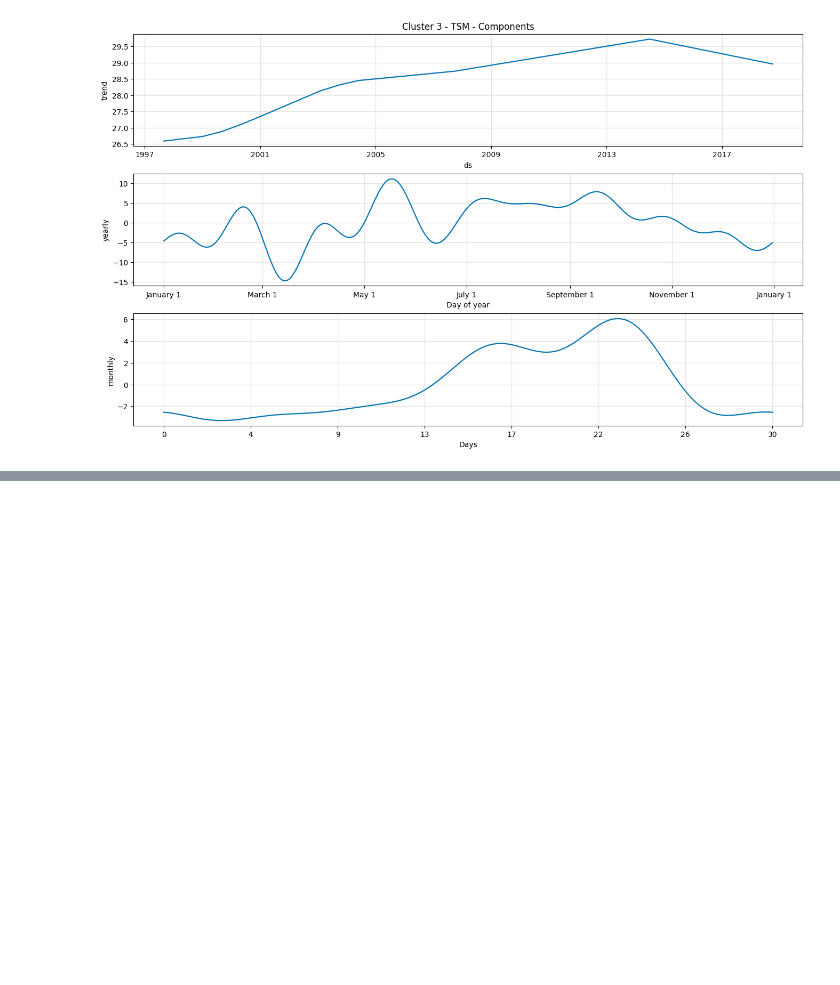
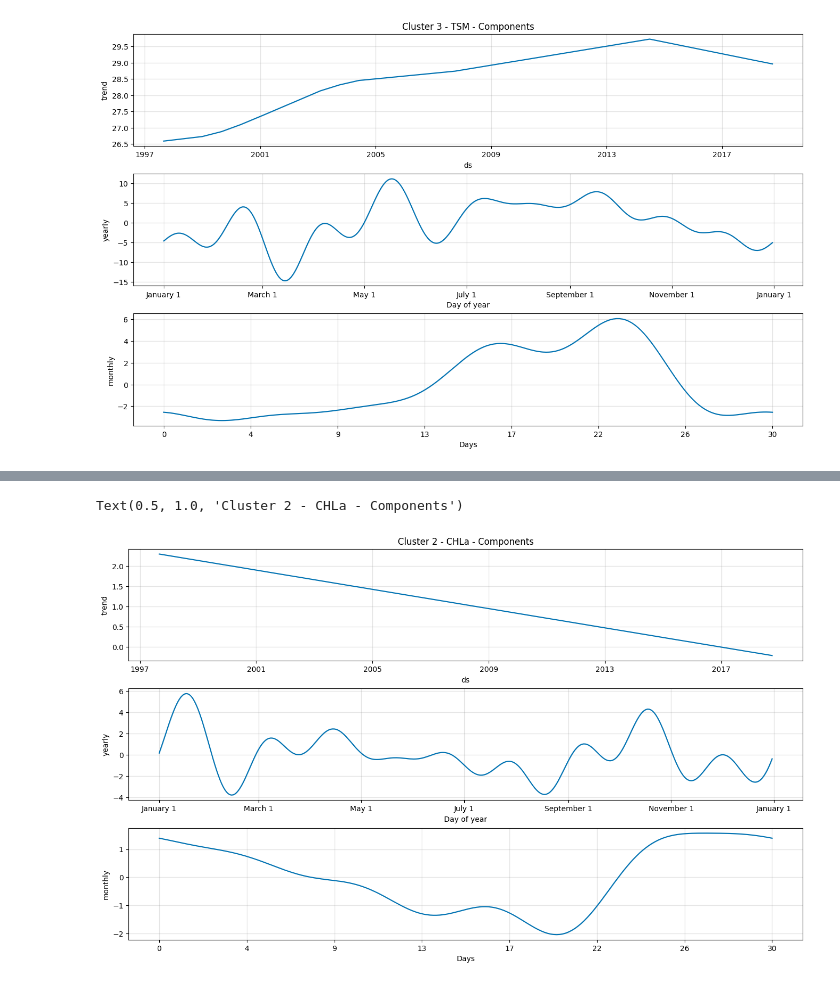
Before and after one commit to tukey-stans/ae-oceanografia-golfo-cali, a Jupyter notebook: notebooks/MACS/MACS_time_series.ipynb, the cells around one changed output, grey strips where cells are left out. Saved outputs shown, nothing was run; the diff lists cells and outputs as text; code cells hidden in the pictures; blank space fills up the shorter version.

```diff
--- a/notebooks/MACS/MACS_time_series.ipynb
+++ b/notebooks/MACS/MACS_time_series.ipynb
@@ -288,0 +350,8 @@ Text(0.5, 1.0, 'Cluster 3 - TSM - Components')
+# %%
+components_2_chla_fig = prophet_model_2_chla.plot_components(cluster_2_df_chla_pred)
+components_2_chla_fig.set_size_inches(14, 8)
+axes = components_2_chla_fig.get_axes()
+axes[0].set_title("Cluster 2 - CHLa - Components")
+# %% [output]
+Text(0.5, 1.0, 'Cluster 2 - CHLa - Components')
+[figure, added]
```
Also changed, not shown: parts of 7 cells of this notebook.
